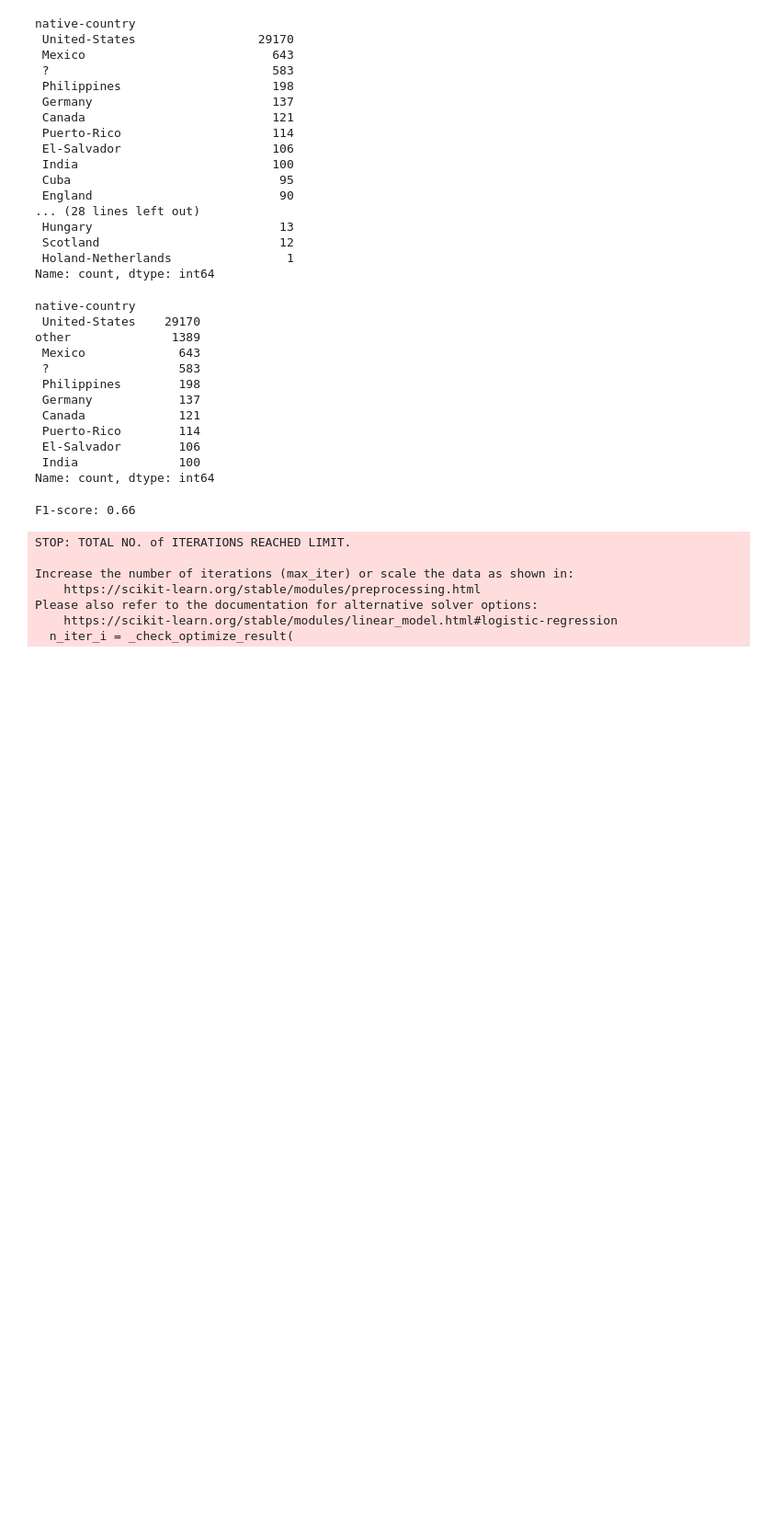
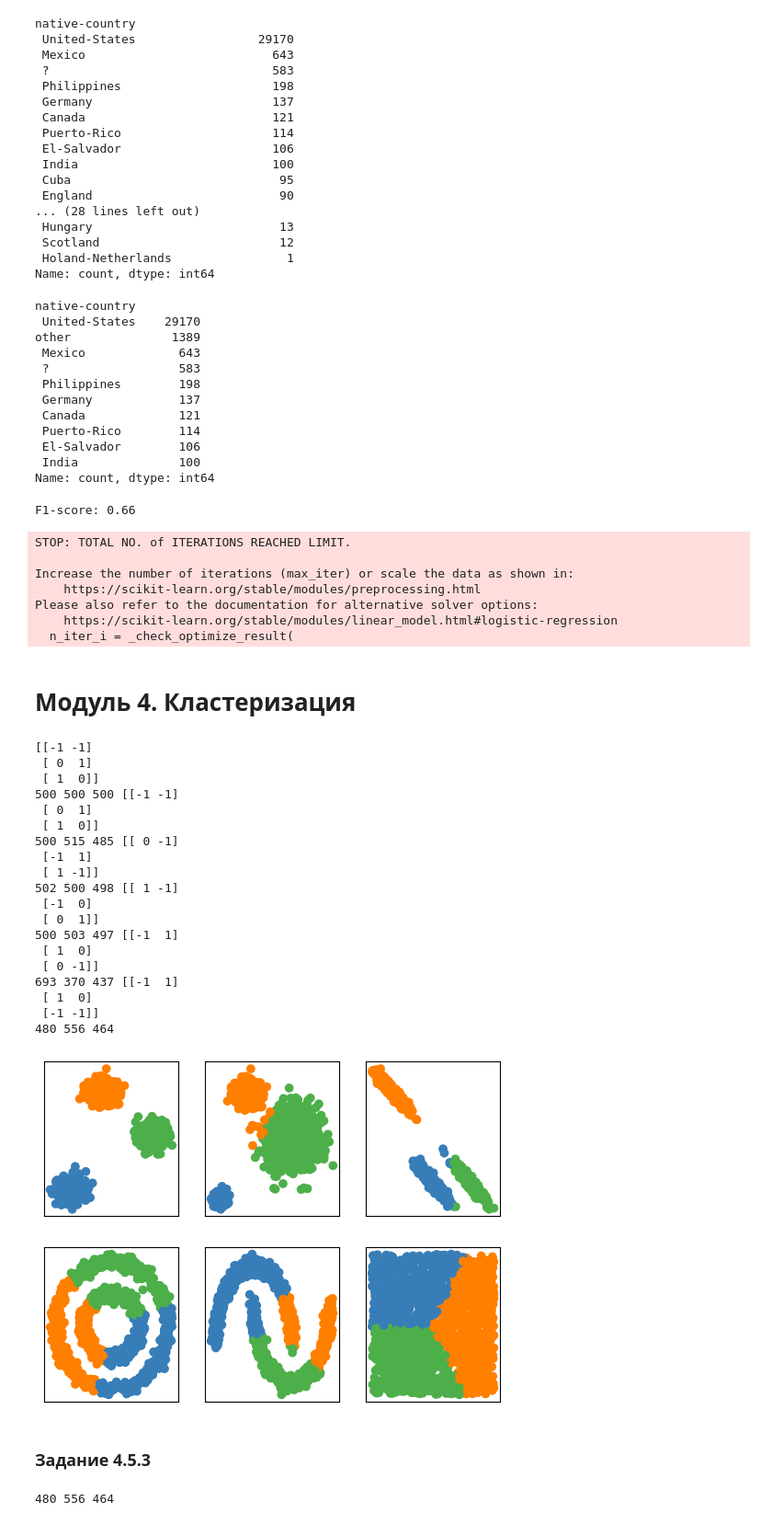
Before and after one commit to Rybaakovaa/ML_DL, a Jupyter notebook: Homework.ipynb, the cells around one changed output. Shown: that part at 92% size. Cells and saved outputs as stored; diff of their text form; code cells hidden in the pictures; blank space fills up the shorter version.

Commit message:
start M4

```diff
--- a/Homework.ipynb
+++ b/Homework.ipynb
@@ -985,3 +985,17 @@ Increase the number of iterations (max_iter) or scale the data as shown in:
 Please also refer to the documentation for alternative solver options:
     https://scikit-learn.org/stable/modules/linear_model.html#logistic-regression
   n_iter_i = _check_optimize_result(
+# %% [markdown]
+# Модуль 4. Кластеризация
+# %%
+from sklearn.cluster import KMeans
+from itertools import cycle, islice
+
+import numpy as np
+import matplotlib.pyplot as plt
+from sklearn import datasets
+from sklearn.preprocessing import StandardScaler
+
+k_means = KMeans(n_clusters=3,
+                 init='k-means++', # 'k-means++', 'random', numpy.array
+                 max_iter=300)
@@ -987,0 +1040,62 @@ Please also refer to the documentation for alternative solver options:
+# %%
+# создаём массив пар – датасета и соответствующих для него параметров алгоритма
+datasets_params_list = [
+    (blobs, {'n_clusters': 3}),
+    (varied, {'n_clusters': 3}),
+    (aniso, {'n_clusters': 3}),
+    (noisy_circles, {'n_clusters': 2}),
+    (noisy_moons, {'n_clusters': 2}),
+    (no_structure, {'n_clusters': 3})]
+
+res = []
+for i, (X, k_means_params) in enumerate(datasets_params_list, start=1):
+    X = StandardScaler().fit_transform(X)
+    k_means = KMeans(n_clusters=3, random_state=42)
+
+    k_means.fit(X)
+    y_pred = k_means.labels_.astype(int)
+    # res.append(y_pred)
+    centroids = np.round(k_means.cluster_centers_).astype(int)
+    print(centroids)
+    res.append(centroids)
+
+    cluster_labels, cluster_counts = np.unique(y_pred, return_counts=True)
+    for count in cluster_counts:
+        print(count, end=' ')
+
+    plt.subplot(2, 3, i)
+    plt.xticks([]); plt.yticks([])
+    colors = np.array(list(islice(cycle(['#377eb8', '#ff7f00', '#4daf4a',
+                                         '#f781bf', '#a65628', '#984ea3',
+                                         '#999999', '#e41a1c', '#dede00']),
+                                  int(max(y_pred) + 1))))
+    plt.scatter(X[:, 0], X[:, 1], color=colors[y_pred])
+# %% [output]
+[[-1 -1]
+ [ 0  1]
+ [ 1  0]]
+500 500 500 [[-1 -1]
+ [ 0  1]
+ [ 1  0]]
+500 515 485 [[ 0 -1]
+ [-1  1]
+ [ 1 -1]]
+502 500 498 [[ 1 -1]
+ [-1  0]
+ [ 0  1]]
+500 503 497 [[-1  1]
+ [ 1  0]
+ [ 0 -1]]
+693 370 437 [[-1  1]
+ [ 1  0]
+ [-1 -1]]
+480 556 464
+[figure, added]
+# %% [markdown]
+### Задание 4.5.3
+# %%
+cluster_labels, cluster_counts = np.unique(y_pred, return_counts=True)
+for count in cluster_counts:
+    print(count, end=' ')
+# %% [output]
+480 556 464
```
Also changed, not shown: parts of 1 cell of this notebook.
